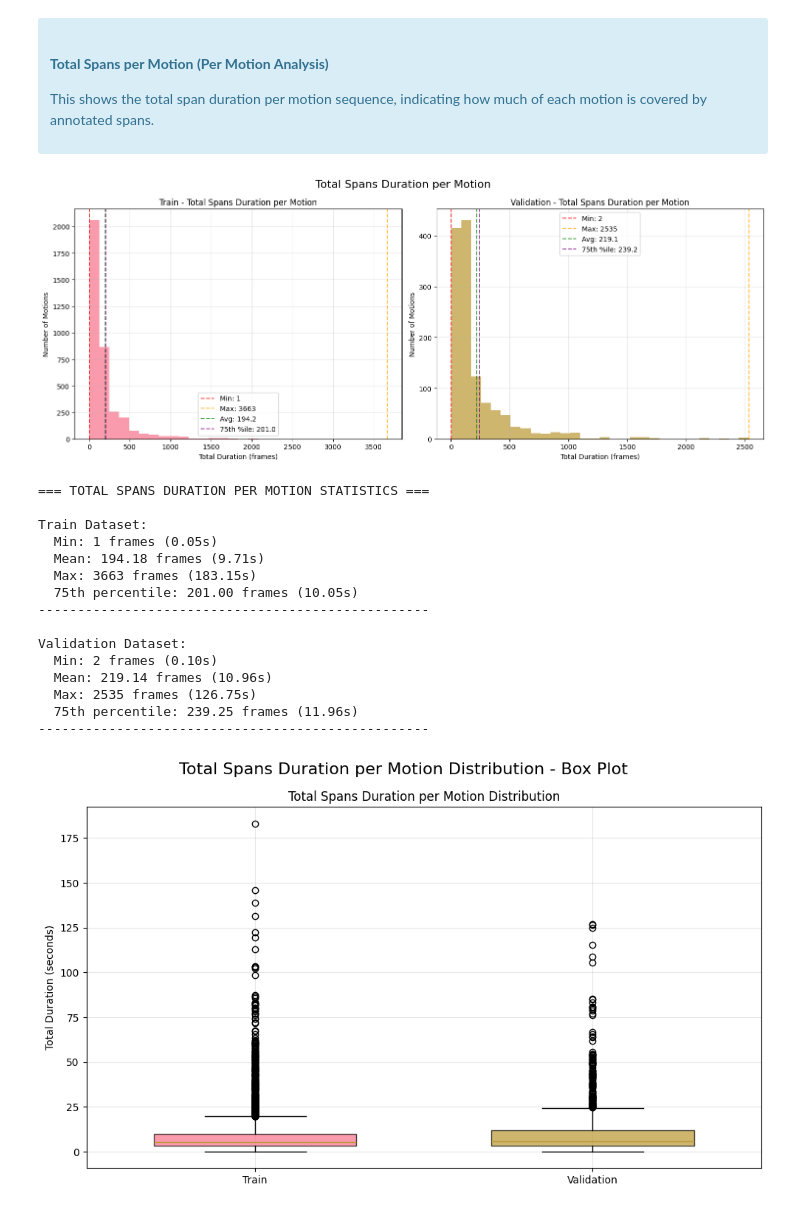
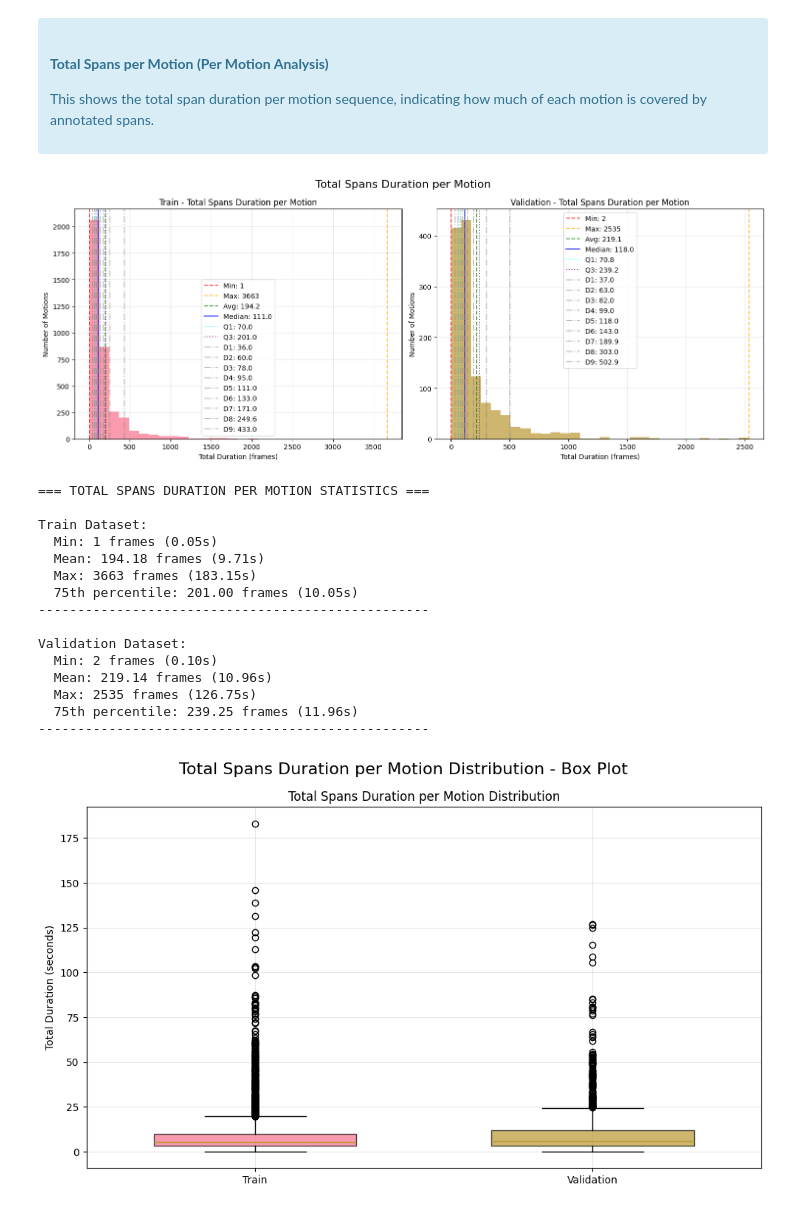
Before and after one commit to raideno/MoLiNER, a Jupyter notebook: notebooks/data/locate.analysis.ipynb, the cells around one changed output. Drawn from its saved outputs; the diff is of its cells as text; code cells hidden in the pictures.

```diff
--- a/notebooks/data/locate.analysis.ipynb
+++ b/notebooks/data/locate.analysis.ipynb
@@ -324,7 +353,7 @@ for i, analysis in enumerate([train_analysis, validation_analysis]):
 
         for d in range(1, 10):
             decile = np.percentile(lengths_frames, d*10)
-            axes[i, 0].axvline(decile, color='gray', linestyle='-.', alpha=0.5, label=f'D{d}: {decile:.1f}' if d==1 else None)
+            axes[i, 0].axvline(decile, color='gray', linestyle='-.', alpha=0.5, label=f'D{d}: {decile:.1f}')
         axes[i, 0].legend()
 
         # NOTE: seconds distribution
@@ -350,7 +379,7 @@ for i, analysis in enumerate([train_analysis, validation_analysis]):
 
         for d in range(1, 10):
             decile = np.percentile(lengths_seconds, d*10)
-            axes[i, 1].axvline(decile, color='gray', linestyle='-.', alpha=0.5, label=f'D{d}: {decile:.1f}s' if d==1 else None)
+            axes[i, 1].axvline(decile, color='gray', linestyle='-.', alpha=0.5, label=f'D{d}: {decile:.1f}s')
         axes[i, 1].legend()
 
 plt.tight_layout()
@@ -459,7 +488,7 @@ for i, analysis in enumerate([train_analysis, validation_analysis]):
 
         for d in range(1, 10):
             decile = np.percentile(prompts_per_motion, d*10)
-            axes[i].axvline(decile, color='gray', linestyle='-.', alpha=0.5, label=f'D{d}: {decile:.1f}' if d==1 else None)
+            axes[i].axvline(decile, color='gray', linestyle='-.', alpha=0.5, label=f'D{d}: {decile:.1f}')
         axes[i].legend()
 
 plt.tight_layout()
@@ -555,7 +584,7 @@ for i, analysis in enumerate([train_analysis, validation_analysis]):
 
         for d in range(1, 10):
             decile = np.percentile(spans_per_motion, d*10)
-            axes[i].axvline(decile, color='gray', linestyle='-.', alpha=0.5, label=f'D{d}: {decile:.1f}' if d==1 else None)
+            axes[i].axvline(decile, color='gray', linestyle='-.', alpha=0.5, label=f'D{d}: {decile:.1f}')
         axes[i].legend()
 
 plt.tight_layout()
@@ -651,7 +680,7 @@ for i, analysis in enumerate([train_analysis, validation_analysis]):
 
         for d in range(1, 10):
             decile = np.percentile(span_durations, d*10)
-            axes[i].axvline(decile, color='gray', linestyle='-.', alpha=0.5, label=f'D{d}: {decile:.1f}' if d==1 else None)
+            axes[i].axvline(decile, color='gray', linestyle='-.', alpha=0.5, label=f'D{d}: {decile:.1f}')
         axes[i].legend()
 
 plt.tight_layout()
@@ -745,35 +774,35 @@ for i, analysis in enumerate([train_analysis, validation_analysis]):
         q1_duration = np.percentile(spans_durations_per_motion, 25)
         q3_duration = np.percentile(spans_durations_per_motion, 75)
 
         axes[i].axvline(min_duration, color='red', linestyle='--', alpha=0.7, label=f'Min: {min_duration}')
         axes[i].axvline(max_duration, color='orange', linestyle='--', alpha=0.7, label=f'Max: {max_duration}')
         axes[i].axvline(avg_duration, color='green', linestyle='--', alpha=0.7, label=f'Avg: {avg_duration:.1f}')
         axes[i].axvline(median_duration, color='blue', linestyle='-', alpha=0.8, label=f'Median: {median_duration:.1f}')
         axes[i].axvline(q1_duration, color='cyan', linestyle=':', alpha=0.7, label=f'Q1: {q1_duration:.1f}')
         axes[i].axvline(q3_duration, color='purple', linestyle=':', alpha=0.7, label=f'Q3: {q3_duration:.1f}')
 
         for d in range(1, 10):
             decile = np.percentile(spans_durations_per_motion, d*10)
-            axes[i].axvline(decile, color='gray', linestyle='-.', alpha=0.5, label=f'D{d}: {decile:.1f}' if d==1 else None)
+            axes[i].axvline(decile, color='gray', linestyle='-.', alpha=0.5, label=f'D{d}: {decile:.1f}')
         axes[i].legend()
 
 plt.tight_layout()
 plt.show()
 
 print("=== TOTAL SPANS DURATION PER MOTION STATISTICS ===")
 for analysis in [train_analysis, validation_analysis]:
     name = analysis['dataset_name']
     spans_durations_per_motion = analysis['spans_durations_per_motion']
 
     if spans_durations_per_motion:
         print(f"\n{name} Dataset:")
         print(f"  Min: {np.min(spans_durations_per_motion)} frames ({np.min(spans_durations_per_motion)/DEFAULT_FPS:.2f}s)")
         print(f"  Mean: {np.mean(spans_durations_per_motion):.2f} frames ({np.mean(spans_durations_per_motion)/DEFAULT_FPS:.2f}s)")
         print(f"  Max: {np.max(spans_durations_per_motion)} frames ({np.max(spans_durations_per_motion)/DEFAULT_FPS:.2f}s)")
         print(f"  75th percentile: {np.percentile(spans_durations_per_motion, 75):.2f} frames ({np.percentile(spans_durations_per_motion, 75)/DEFAULT_FPS:.2f}s)")
     print("-" * 50)
 # %% [output]
-[figure, old version]
+[figure, new version]
 === TOTAL SPANS DURATION PER MOTION STATISTICS ===
 
 Train Dataset:
```
Also changed, not shown: parts of 13 cells of this notebook, 12 other files.
